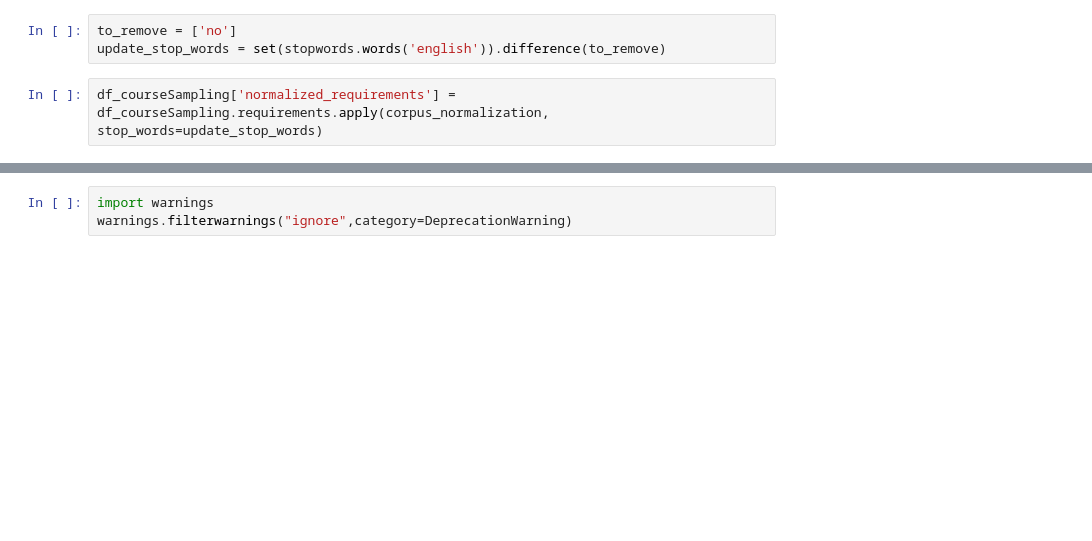
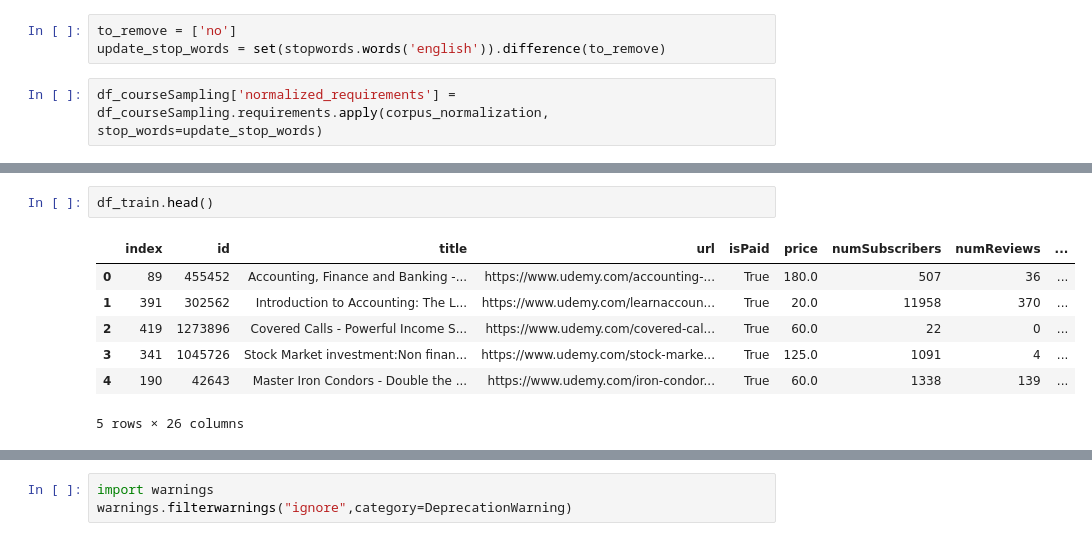
Before and after one commit to Daesparz/analysis_udemy_courses, a Jupyter notebook: Data_analysis/web_scraping_pipeline_Part3.ipynb, the cells around one changed output, grey strips where cells are left out. Saved outputs shown, nothing was run; the diff lists cells and outputs as text; blank space fills up the shorter version.

```diff
--- a/Data_analysis/web_scraping_pipeline_Part3.ipynb
+++ b/Data_analysis/web_scraping_pipeline_Part3.ipynb
@@ -241,0 +282,10 @@ df_courseSampling.loc[:, ['description', 'normalized_descriptions', 'requirement
+# %%
+df_train.head()
+# %% [output]
+|  | index | id | title | url | isPaid | price | numSubscribers | numReviews | ... |
+| 0 | 89 | 455452 | Accounting, Finance and Banking -... | https://www.udemy.com/accounting-... | True | 180.0 | 507 | 36 | ... |
+| 1 | 391 | 302562 | Introduction to Accounting: The L... | https://www.udemy.com/learnaccoun... | True | 20.0 | 11958 | 370 | ... |
+| 2 | 419 | 1273896 | Covered Calls - Powerful Income S... | https://www.udemy.com/covered-cal... | True | 60.0 | 22 | 0 | ... |
+| 3 | 341 | 1045726 | Stock Market investment:Non finan... | https://www.udemy.com/stock-marke... | True | 125.0 | 1091 | 4 | ... |
+| 4 | 190 | 42643 | Master Iron Condors - Double the ... | https://www.udemy.com/iron-condor... | True | 60.0 | 1338 | 139 | ... |
+5 rows × 26 columns
```
Also changed, not shown: parts of 53 cells of this notebook.
